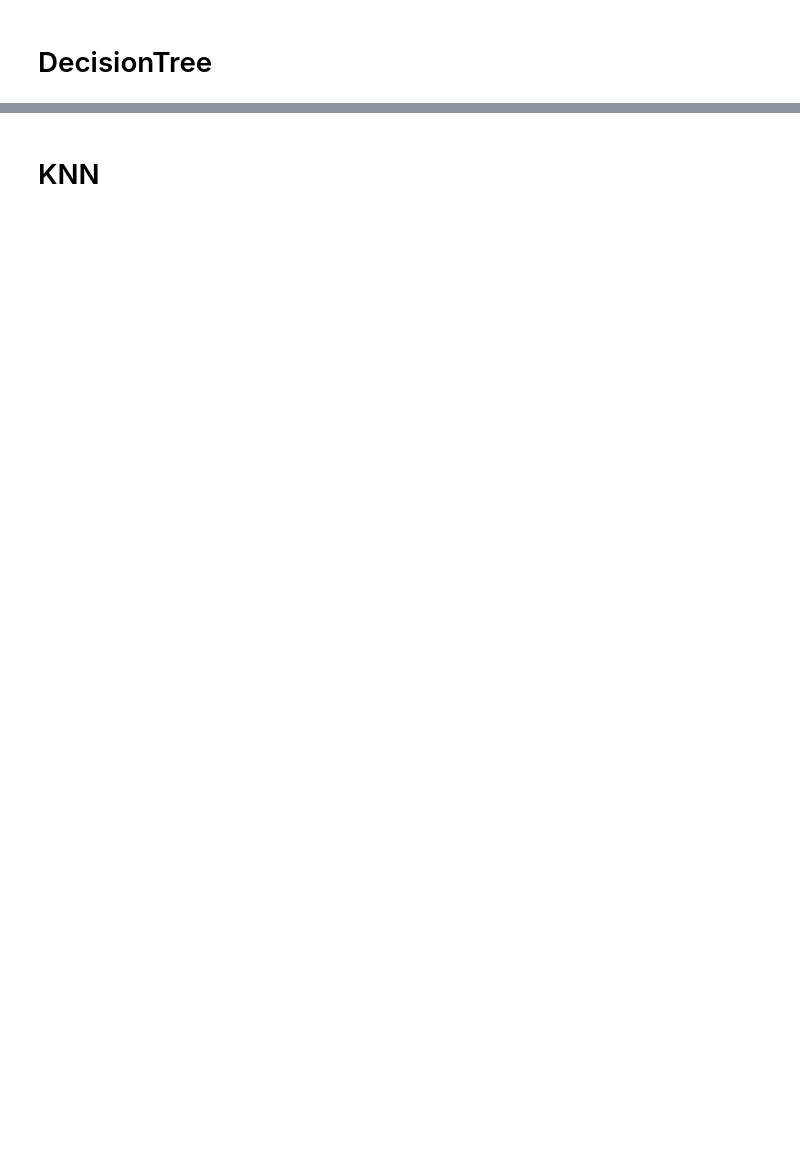
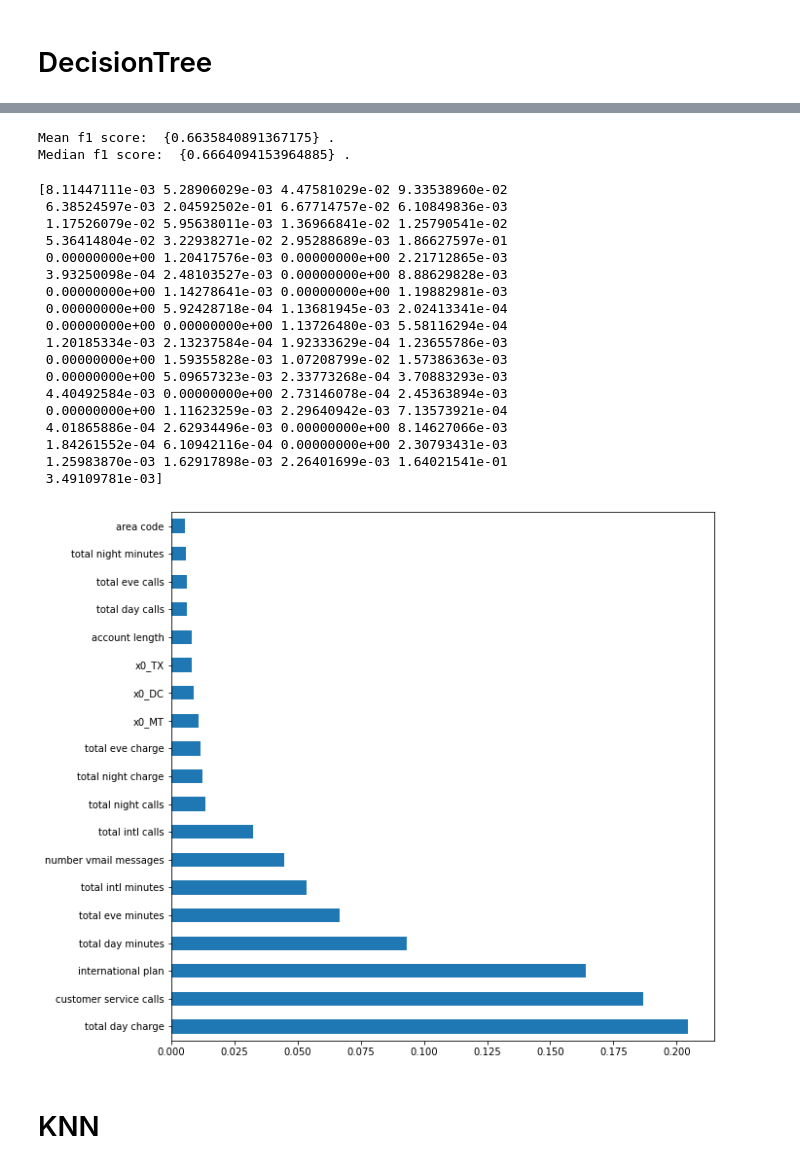
Before and after one commit to ThomasHChapman/P3-Classifer, a Jupyter notebook: WorkingNbs/WorkingNB.ipynb, the cells around one changed output, grey strips where cells are left out. Cells and saved outputs as stored; diff of their text form; code cells hidden in the pictures; blank space fills up the shorter version.

Commit message:
cross-val and feat-importance function

```diff
--- a/WorkingNbs/WorkingNB.ipynb
+++ b/WorkingNbs/WorkingNB.ipynb
@@ -283,0 +319,29 @@ plt.title(title);
+# %%
+# Maybe come back to this and add other scoring methods?
+
+def cross_val(model, X, y, kfolds=10):
+    """ Perform cross-validated scoring and store/print results """
+    f1_results = cross_val_score(model, X, y, cv=kfolds, scoring='f1')
+    f1_mean = np.mean(f1_results)
+    f1_median = np.median(f1_results)
+    f1_std = np.std(f1_results)
+    print(f"Mean f1 score: ", {f1_mean}, ".")
+    print(f"Median f1 score: ", {f1_median}, ".")
+
+
+
+def get_feature_importance(model, mod_type, X, y):
+    """
+    Get feature importances, create dictionary of labels & importances and plot horizontal bar graph
+    """
+
+    feature_importance = model.named_steps[mod_type].feature_importances_
+    feature_names = get_column_names_from_ColumnTransformer(CT)
+   # ohe_feature_names = model.named_steps['ct'].named_transformers_['subpipe_ohe'].named_steps['ohe'].get_feature_names()
+   # ord_feature_names = ['voice mail plan', 'international plan']
+  #  feature_names = list(ohe_feature_names) + ord_feature_names
+
+    print(feature_importance)
+    feat_importances = pd.DataFrame(model.named_steps[mod_type].feature_importances_, index=feature_names)
+    feat_importances = feat_importances[0].nlargest(19)
+    feat_importances.plot(kind='barh' , figsize=(10,10))
@@ -334,3 +449,32 @@ plt.title(title);
+# %%
+#Cross-validate decision tree
+
+cross_val(dt_pipeline, X_train, y_train)
+# %% [output]
+Mean f1 score:  {0.6635840891367175} .
+Median f1 score:  {0.6664094153964885} .
+# %%
+feat_importances = get_feature_importance(dt_pipeline, 'dt', X_train, y_train)
+# %% [output]
+[8.11447111e-03 5.28906029e-03 4.47581029e-02 9.33538960e-02
+ 6.38524597e-03 2.04592502e-01 6.67714757e-02 6.10849836e-03
+ 1.17526079e-02 5.95638011e-03 1.36966841e-02 1.25790541e-02
+ 5.36414804e-02 3.22938271e-02 2.95288689e-03 1.86627597e-01
+ 0.00000000e+00 1.20417576e-03 0.00000000e+00 2.21712865e-03
+ 3.93250098e-04 2.48103527e-03 0.00000000e+00 8.88629828e-03
+ 0.00000000e+00 1.14278641e-03 0.00000000e+00 1.19882981e-03
+ 0.00000000e+00 5.92428718e-04 1.13681945e-03 2.02413341e-04
+ 0.00000000e+00 0.00000000e+00 1.13726480e-03 5.58116294e-04
+ 1.20185334e-03 2.13237584e-04 1.92333629e-04 1.23655786e-03
+ 0.00000000e+00 1.59355828e-03 1.07208799e-02 1.57386363e-03
+ 0.00000000e+00 5.09657323e-03 2.33773268e-04 3.70883293e-03
+ 4.40492584e-03 0.00000000e+00 2.73146078e-04 2.45363894e-03
+ 0.00000000e+00 1.11623259e-03 2.29640942e-03 7.13573921e-04
+ 4.01865886e-04 2.62934496e-03 0.00000000e+00 8.14627066e-03
+ 1.84261552e-04 6.10942116e-04 0.00000000e+00 2.30793431e-03
+ 1.25983870e-03 1.62917898e-03 2.26401699e-03 1.64021541e-01
+ 3.49109781e-03]
+[figure, added]
 # %% [markdown]
 # KNN
 # %%
```
Also changed, not shown: parts of 48 cells of this notebook.
